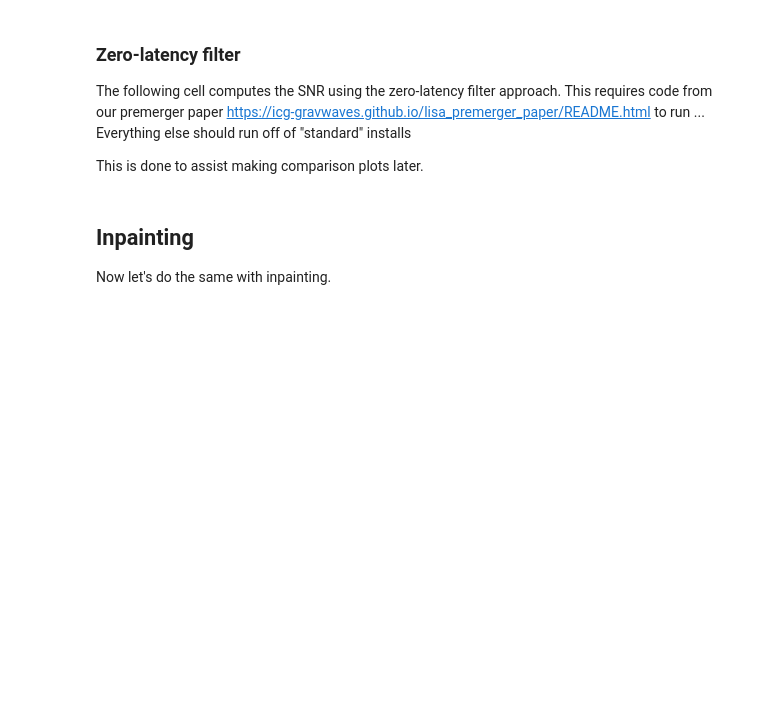
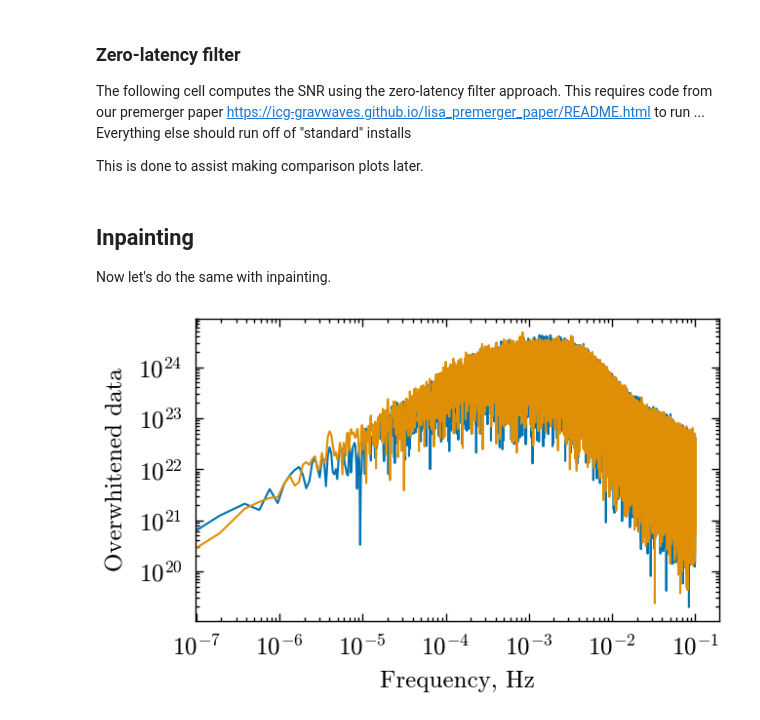
Before and after one commit to icg-gravwaves/lisa_premerger_sangria, a Jupyter notebook: search/inpainting_runs/example_using_this_code.ipynb, the cells around one changed output. Saved outputs shown, nothing was run; the diff lists cells and outputs as text; code cells hidden in the pictures; blank space fills up the shorter version.

```diff
--- a/search/inpainting_runs/example_using_this_code.ipynb
+++ b/search/inpainting_runs/example_using_this_code.ipynb
@@ -234,0 +163,29 @@ for channel in waveforms:
+# %%
+# Get the overwhitened data:
+
+data_dict_resized = copy.deepcopy(data_dict)
+for strain in data_dict_resized.values():
+    strain.resize(zeroed_length)
+
+data_ow_fd = inpainting_utils.pre_process_data_lisa_pre_merger_inpaint(
+    data_dict_resized,
+    sample_rate,
+    {'LISA_A': psd, 'LISA_E': psd},
+    inpaint_start=int((data_length - time_before) * sample_rate),
+    inpaint_end=int(data_length*sample_rate) + 10 # 10 samples added for safety at end
+)
+
+fig, ax = plt.subplots()
+ax.loglog(
+    data_ow_fd['LISA_A'].sample_frequencies,
+    abs(data_ow_fd['LISA_A'])
+)
+ax.loglog(
+    data_ow_fd['LISA_E'].sample_frequencies,
+    abs(data_ow_fd['LISA_E'])
+)
+ax.set_xlabel('Frequency, Hz')
+ax.set_ylabel('Overwhitened data')
+fig.show()
+# %% [output]
+[figure, added]
```
Also changed, not shown: parts of 11 cells of this notebook, 7 other files.
